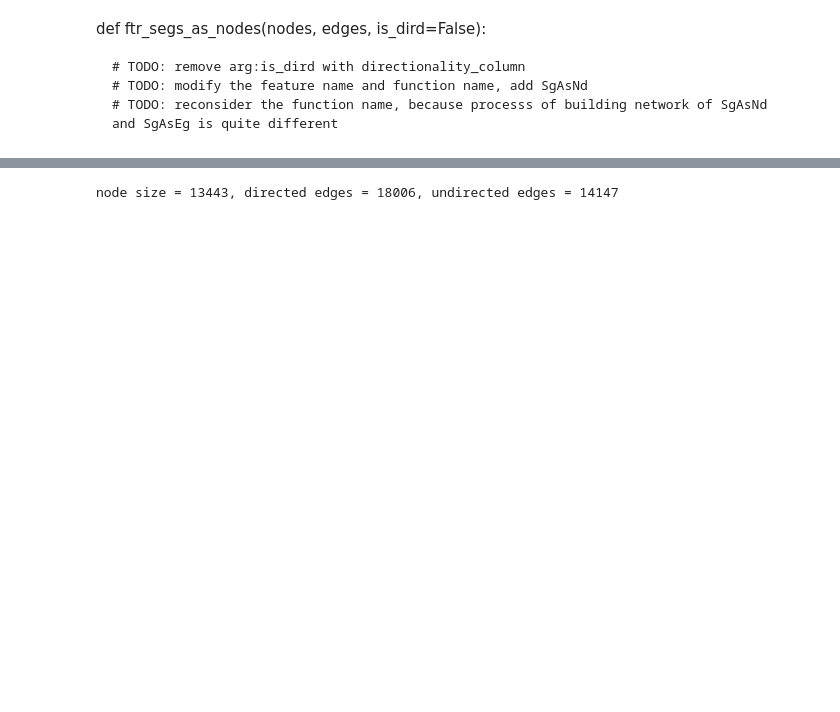
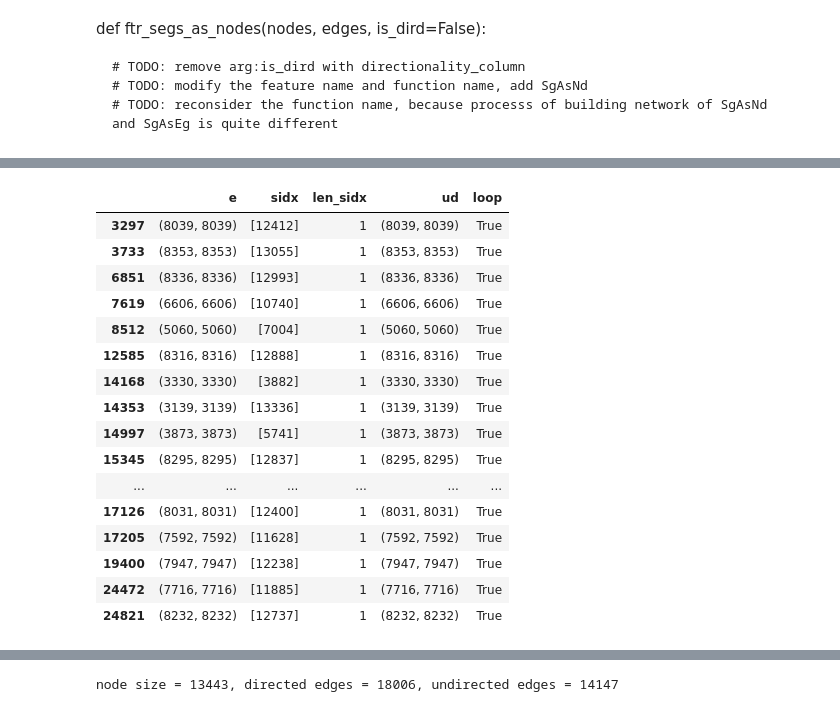
Before and after one commit to JHWu92/Cycling_safety, a Jupyter notebook: open_data_analysis/developing feature network.ipynb, the cells around one changed output, grey strips where cells are left out. Saved outputs shown, nothing was run; the diff lists cells and outputs as text; code cells hidden in the pictures; blank space fills up the shorter version.

```diff
--- a/open_data_analysis/developing feature network.ipynb
+++ b/open_data_analysis/developing feature network.ipynb
@@ -98,2 +81,0 @@ intersction project {(0.0, 1.0): 43, (1.0, 0.0): 44, (0.0,): 33141, (): 488, (1.
-# %%
-def ftr_netw_SgAsEg(path_segs, path_ftr_seg_as_edge, directionality_column)
@@ -106,0 +82,3 @@ intxn_dcff[intxn_dcff.STREET2SEGID==8573]
+# %%
+    path_segs= path_segs_dc
+    directionality_column = 'DIRECTIONALITY'
@@ -106,0 +126,2 @@ intxn_dcff[intxn_dcff.STREET2SEGID==8573]
+# %%
+edge2idx_dc, G_dc, UG_dc = ftr_netw_SgAsEg(path_segs_dc, '', directionality_column='DIRECTIONALITY')
@@ -106,0 +180,25 @@ intxn_dcff[intxn_dcff.STREET2SEGID==8573]
+# %%
+df = pd.DataFrame(edge2idx_dc.items(), columns=['e','sidx'])
+df['len_sidx'] = df.sidx.apply(len)
+df['ud'] = df.e.apply(lambda x: tuple(sorted(x)))
+df['loop'] = df.e.apply(lambda x: x[0]==x[1])
+# %%
+df[df['loop']]
+# %% [output]
+|  | e | sidx | len_sidx | ud | loop |
+| 3297 | (8039, 8039) | [12412] | 1 | (8039, 8039) | True |
+| 3733 | (8353, 8353) | [13055] | 1 | (8353, 8353) | True |
+| 6851 | (8336, 8336) | [12993] | 1 | (8336, 8336) | True |
+| 7619 | (6606, 6606) | [10740] | 1 | (6606, 6606) | True |
+| 8512 | (5060, 5060) | [7004] | 1 | (5060, 5060) | True |
+| 12585 | (8316, 8316) | [12888] | 1 | (8316, 8316) | True |
+| 14168 | (3330, 3330) | [3882] | 1 | (3330, 3330) | True |
+| 14353 | (3139, 3139) | [13336] | 1 | (3139, 3139) | True |
+| 14997 | (3873, 3873) | [5741] | 1 | (3873, 3873) | True |
+| 15345 | (8295, 8295) | [12837] | 1 | (8295, 8295) | True |
+| ... | ... | ... | ... | ... | ... |
+| 17126 | (8031, 8031) | [12400] | 1 | (8031, 8031) | True |
+| 17205 | (7592, 7592) | [11628] | 1 | (7592, 7592) | True |
+| 19400 | (7947, 7947) | [12238] | 1 | (7947, 7947) | True |
+| 24472 | (7716, 7716) | [11885] | 1 | (7716, 7716) | True |
+| 24821 | (8232, 8232) | [12737] | 1 | (8232, 8232) | True |
```
Also changed, not shown: parts of 24 cells of this notebook.
